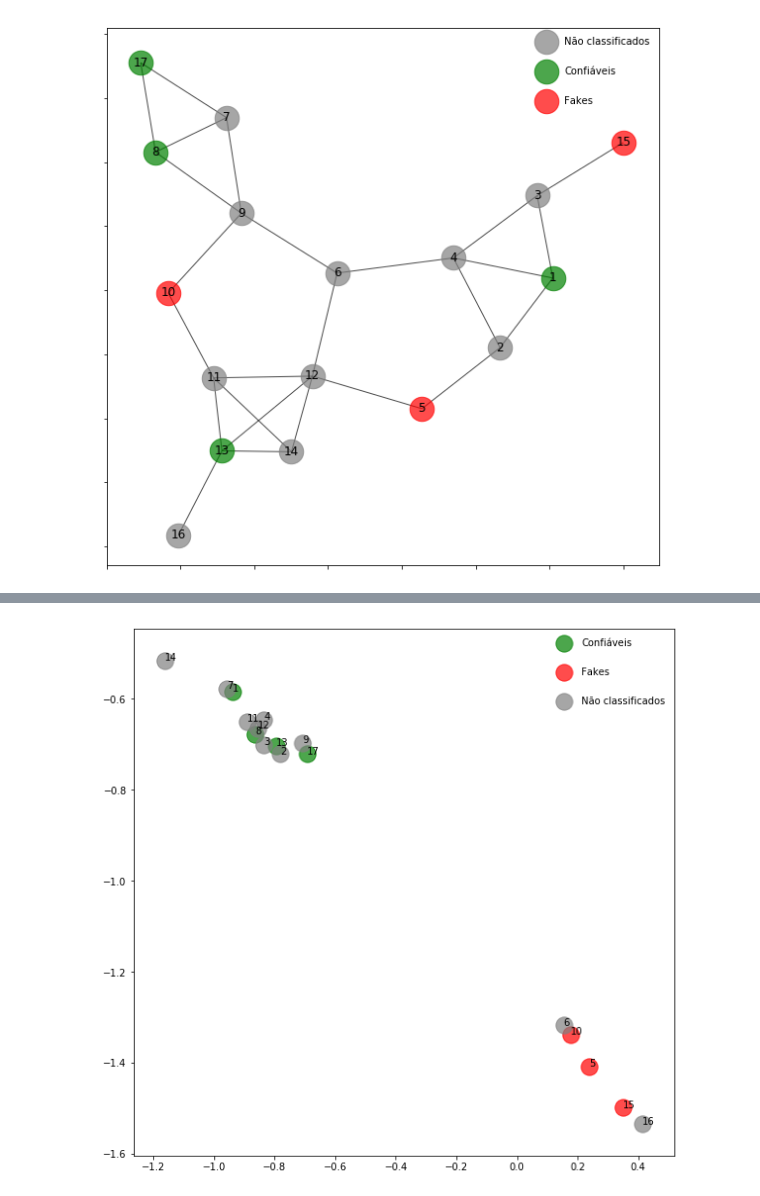
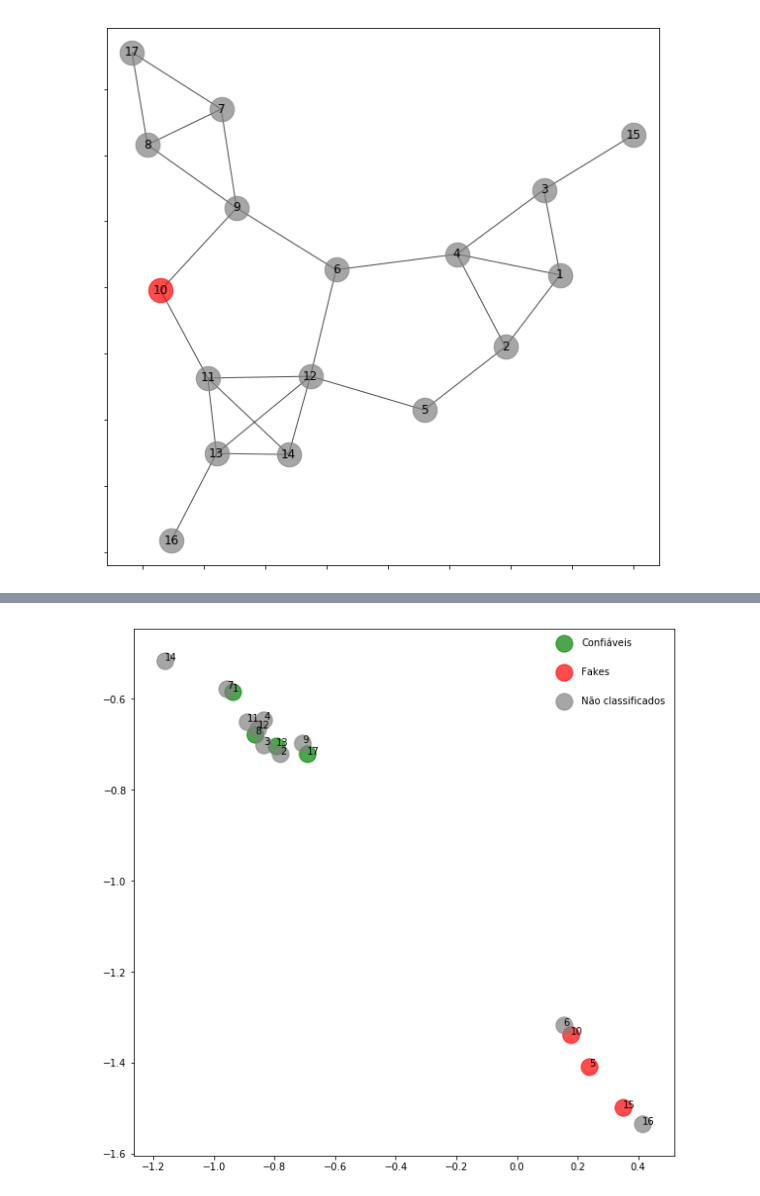
Before and after one commit to caiocrr/RealRank, a Jupyter notebook: Notebooks/Visualizer.ipynb, the cells around one changed output, grey strips where cells are left out. Cells and saved outputs as stored; diff of their text form; code cells hidden in the pictures.

```diff
--- a/Notebooks/Visualizer.ipynb
+++ b/Notebooks/Visualizer.ipynb
@@ -6,36 +6,45 @@ import ctypes
 import matplotlib.colors as clr
 import matplotlib.pyplot as plt
 # %%
-#base_dir = "../social_networks/common_friends/"
+base_dir = "../social_networks/common_friends/"
 #base_dir = "../social_networks/degrees/"
-base_dir = "../data/"
+# base_dir = "../data/"
 # %%
 
-G = nx.read_edgelist(base_dir+"steam.edgelist", encoding='utf-8', nodetype=int)
+G = nx.read_edgelist(base_dir+"social_network.edgelist", encoding='utf-8', nodetype=int)
 #G = nx.convert_node_labels_to_integers(G, first_label=1, ordering="sorted")
 # %%
-df = pd.read_csv(base_dir+"steam_025.struc2vec", skiprows=1, sep=' ', header=None, index_col=0).sort_index()
-df_train = pd.read_csv(base_dir+"steam.train", sep=' ', header=None, index_col=0).sort_index()
+df = pd.read_csv(base_dir+"social_network.struc2vec", skiprows=1, sep=' ', header=None, index_col=0).sort_index()
+df_train = pd.read_csv(base_dir+"social_network.train", sep=' ', header=None, index_col=0).sort_index()
 
 u_ids = [i for i in df.index if i not in df_train.index]
 c_ids = [j for j in df_train[df_train[1] == 1].index]
 f_ids = [j for j in df_train[df_train[1] == 0].index]
+# %%
+u_ids = [10]
+c_ids = [i for i in df.index if i not in u_ids]
 # %%
 
 fig, ax1 = plt.subplots(1,1,figsize=(10,10))
 #x.draw_kamada_kawai(G,node_color = color_map, label = 'a')
 pos=nx.kamada_kawai_layout(G)
-nx.draw_networkx_nodes(G,node_size=600, alpha=0.7, pos=pos, nodelist=u_ids,node_color='grey', label=u'Não classificados')
-nx.draw_networkx_nodes(G,node_size=600, alpha=0.7, pos=pos, nodelist=c_ids,node_color='green', label=u'Confiáveis')
-nx.draw_networkx_nodes(G,node_size=600, alpha=0.7, pos=pos, nodelist=f_ids,node_color='red', label='Fakes')
+# nx.draw_networkx_nodes(G,node_size=600, alpha=0.7, pos=pos, nodelist=u_ids,node_color='red', label=u'Não classificados')
+# nx.draw_networkx_nodes(G,node_size=600, alpha=0.7, pos=pos, nodelist=c_ids,node_color='grey', label=u'Confiáveis')
+# nx.draw_networkx_nodes(G,node_size=600, alpha=0.7, pos=pos, nodelist=f_ids,node_color='grey', label='Fakes')
+
+nx.draw_networkx_nodes(G,node_size=600, alpha=0.7, pos=pos, nodelist=u_ids,node_color='red')
+nx.draw_networkx_nodes(G,node_size=600, alpha=0.7, pos=pos, nodelist=c_ids,node_color='grey')
+
+
 nx.draw_networkx_edges(G, alpha=0.7, pos=pos)
 
 nx.draw_networkx_labels(G,pos=pos, labels={k+1:v for k,v in enumerate(df.index)})
 
 
 ax1.legend(labelspacing=2, frameon=False)
 ax1.set_yticklabels([])
 ax1.set_xticklabels([])
+plt.savefig('anel-2-comunidades-4.png', transparent=True)
 plt.show()
 # %% [output]
-[figure, old version]
+[figure, new version]
```
Also changed, not shown: parts of 1 cell of this notebook, 19 other files.
